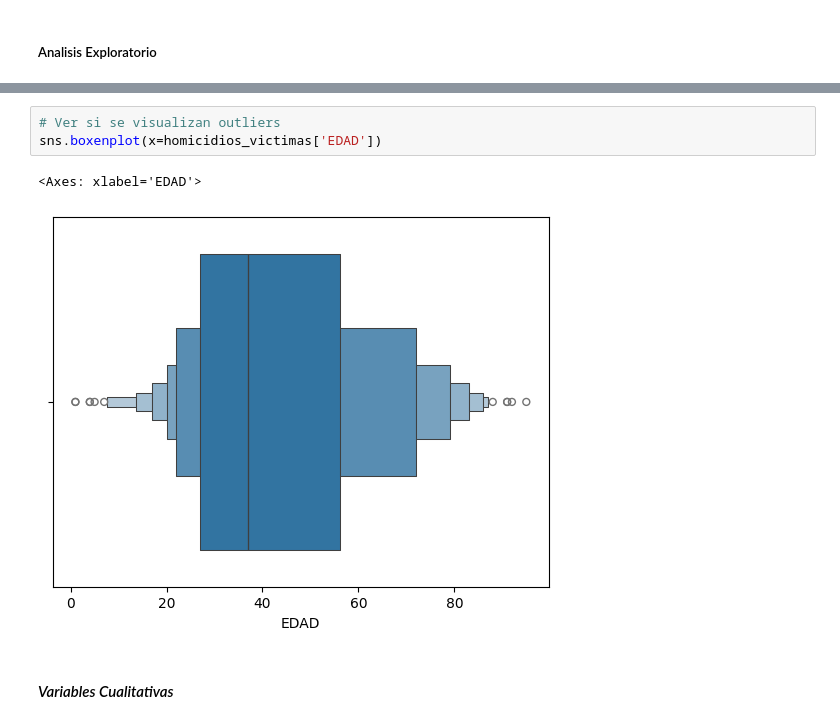
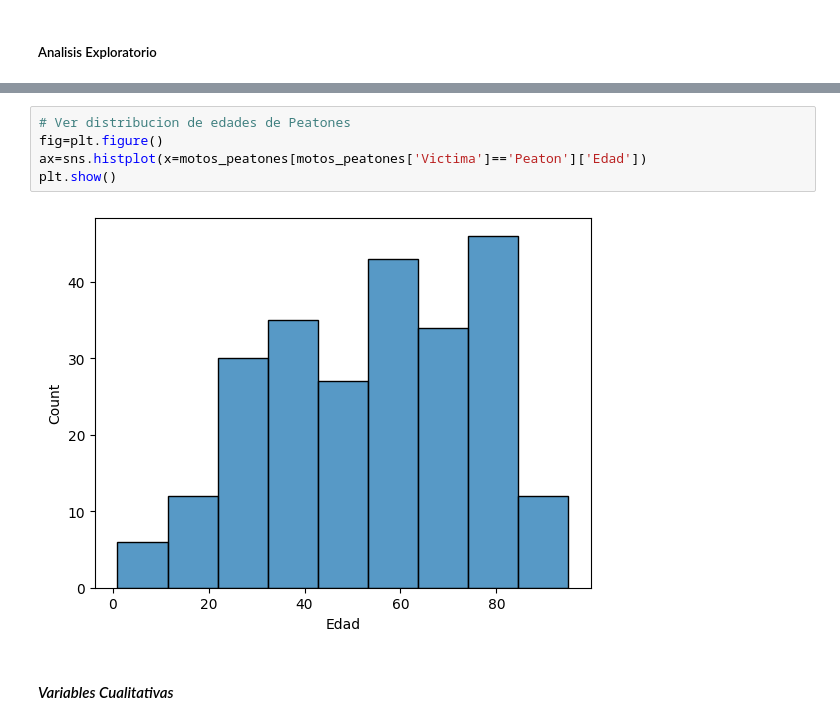
Before and after one commit to PabloSalinas2/Siniestros_Viales_Data_Analysis, a Jupyter notebook: EDA.ipynb, the cells around one changed output, grey strips where cells are left out. Cells and saved outputs as stored; diff of their text form.

```diff
--- a/EDA.ipynb
+++ b/EDA.ipynb
@@ -474,9 +493,10 @@ sns.histplot(x=homicidios_victimas['EDAD'])
-# %%
-# Ver si se visualizan outliers
-sns.boxenplot(x=homicidios_victimas['EDAD'])
-# %% [output]
-<Axes: xlabel='EDAD'>
-[figure, removed]
+# %%
+# Ver distribucion de edades de Peatones
+fig=plt.figure()
+ax=sns.histplot(x=motos_peatones[motos_peatones['Victima']=='Peaton']['Edad'])
+plt.show()
+# %% [output]
+[figure, added]
 # %% [markdown]
 #### *Variables Cualitativas*
 # %%
```
Also changed, not shown: parts of 7 cells of this notebook.
